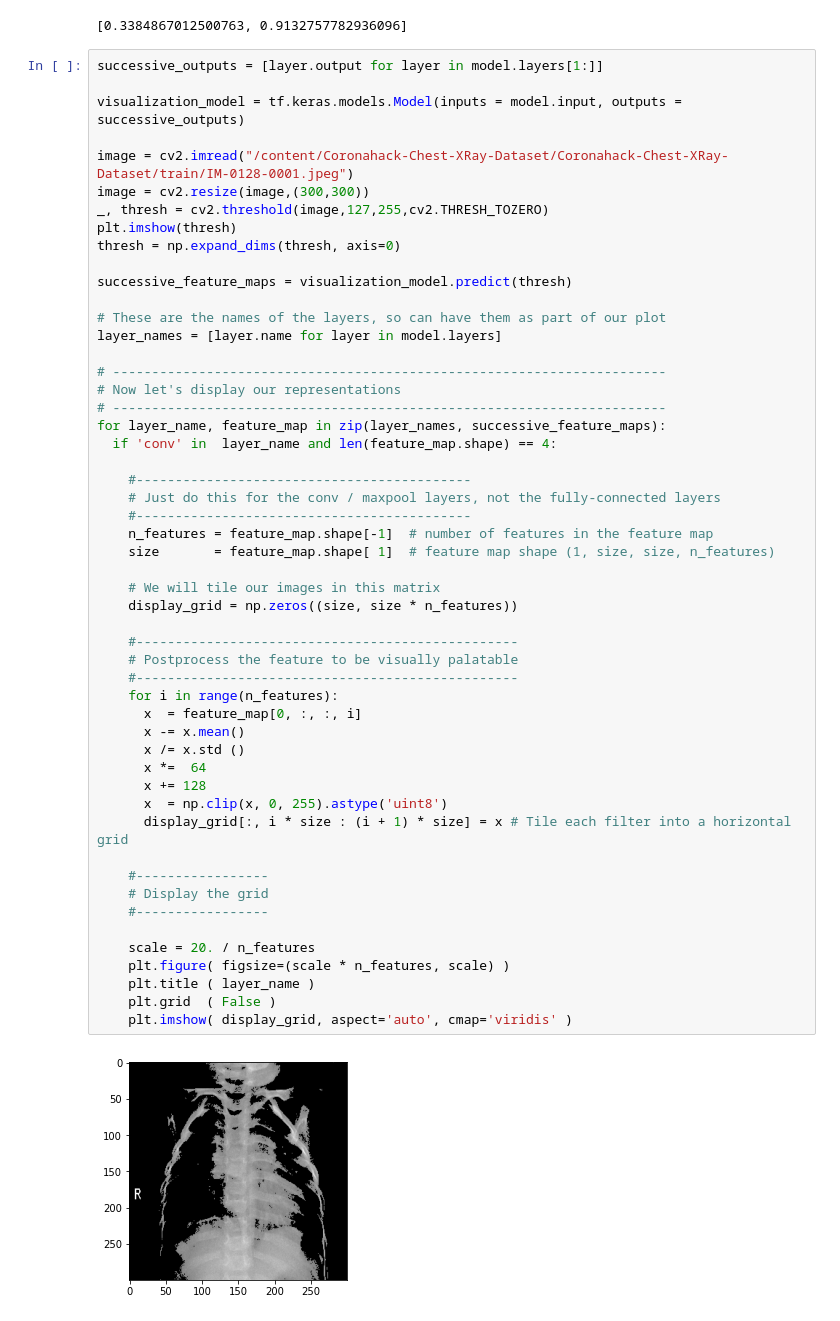
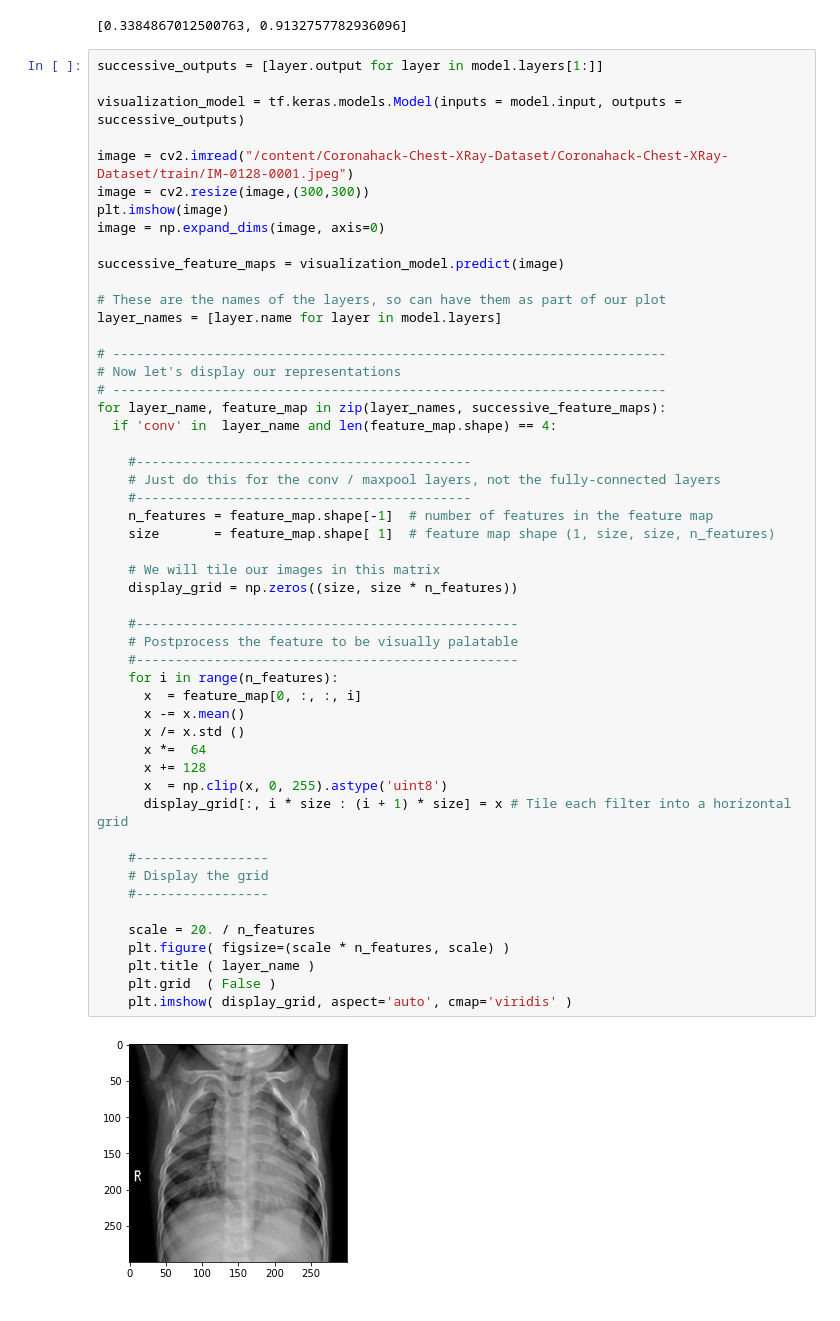
Before and after one commit to bardiakzzzz/CoronaHack--Chest-X-Ray, a Jupyter notebook: CoronaHack.ipynb, the cells around one changed output. Saved outputs shown, nothing was run; the diff lists cells and outputs as text.

```diff
--- a/CoronaHack.ipynb
+++ b/CoronaHack.ipynb
@@ -402,11 +365,10 @@ visualization_model = tf.keras.models.Model(inputs = model.input, outputs = succ
 
 image = cv2.imread("/content/Coronahack-Chest-XRay-Dataset/Coronahack-Chest-XRay-Dataset/train/IM-0128-0001.jpeg")
 image = cv2.resize(image,(300,300))
-_, thresh = cv2.threshold(image,127,255,cv2.THRESH_TOZERO)
-plt.imshow(thresh)
-thresh = np.expand_dims(thresh, axis=0)
+plt.imshow(image)
+image = np.expand_dims(image, axis=0)
 
-successive_feature_maps = visualization_model.predict(thresh)
+successive_feature_maps = visualization_model.predict(image)
 
 # These are the names of the layers, so can have them as part of our plot
 layer_names = [layer.name for layer in model.layers]
@@ -421,31 +383,31 @@ for layer_name, feature_map in zip(layer_names, successive_feature_maps):
     # Just do this for the conv / maxpool layers, not the fully-connected layers
     #-------------------------------------------
     n_features = feature_map.shape[-1]  # number of features in the feature map
     size       = feature_map.shape[ 1]  # feature map shape (1, size, size, n_features)
 
     # We will tile our images in this matrix
     display_grid = np.zeros((size, size * n_features))
 
     #-------------------------------------------------
     # Postprocess the feature to be visually palatable
     #-------------------------------------------------
     for i in range(n_features):
       x  = feature_map[0, :, :, i]
       x -= x.mean()
       x /= x.std ()
       x *=  64
       x += 128
       x  = np.clip(x, 0, 255).astype('uint8')
       display_grid[:, i * size : (i + 1) * size] = x # Tile each filter into a horizontal grid
 
     #-----------------
     # Display the grid
     #-----------------
 
     scale = 20. / n_features
     plt.figure( figsize=(scale * n_features, scale) )
     plt.title ( layer_name )
     plt.grid  ( False )
     plt.imshow( display_grid, aspect='auto', cmap='viridis' )
 # %% [output]
-[figure, old version]
+[figure, new version]
```
Also changed, not shown: parts of 4 cells of this notebook.
